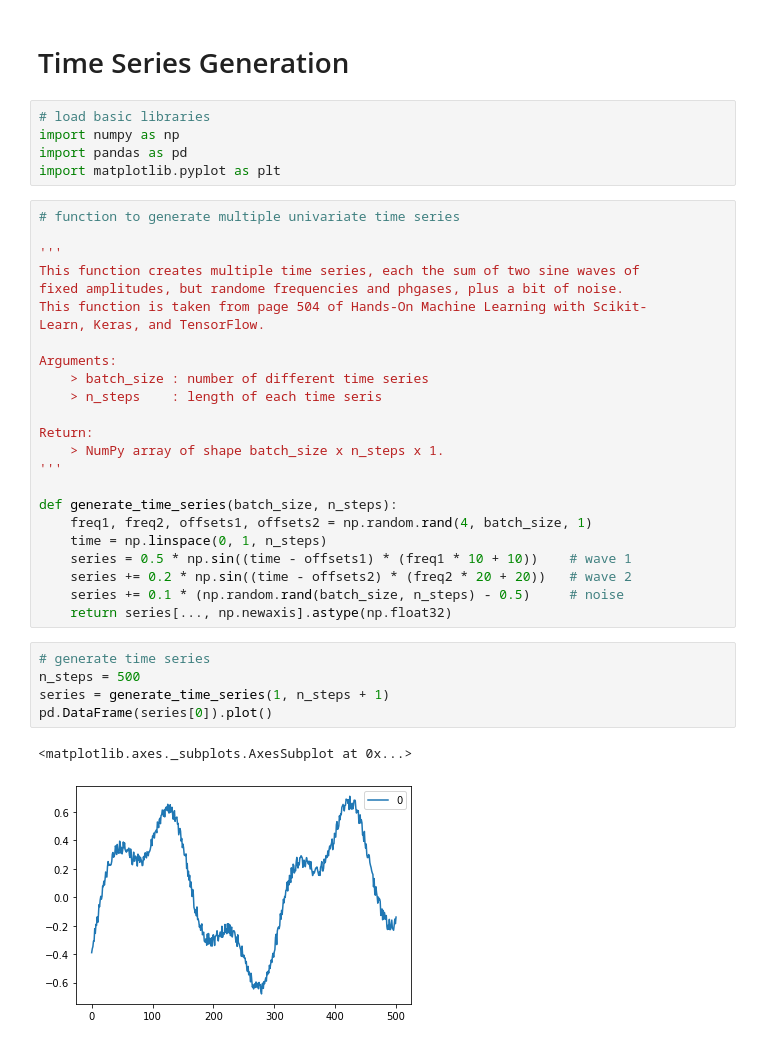
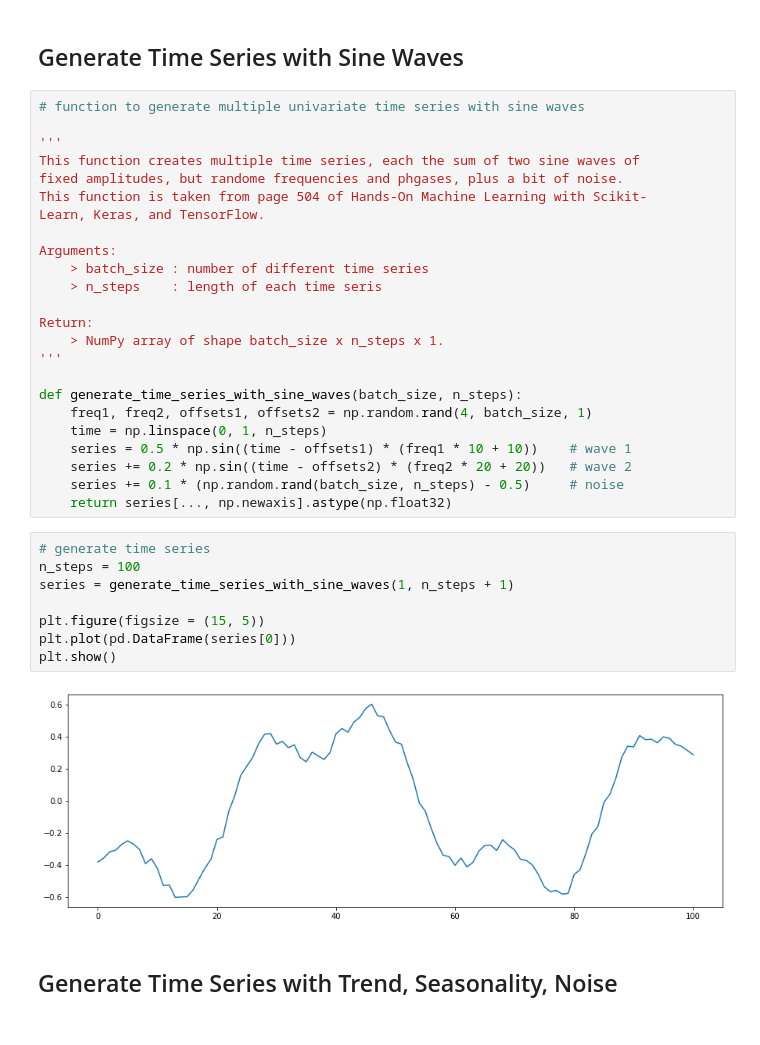
Before and after one commit to hiydavid/time-series, a Jupyter notebook: time_series_generation.ipynb, the cells around one changed output. Drawn from its saved outputs; the diff is of its cells as text.

```diff
--- a/time_series_generation.ipynb
+++ b/time_series_generation.ipynb
@@ -3,12 +16,7 @@
 # %% [markdown]
-# Time Series Generation
+## Generate Time Series with Sine Waves
-# %%
-# load basic libraries
-import numpy as np
-import pandas as pd
-import matplotlib.pyplot as plt
 # %%
-# function to generate multiple univariate time series
+# function to generate multiple univariate time series with sine waves
 
 '''
 This function creates multiple time series, each the sum of two sine waves of
@@ -24,7 +32,7 @@ Return:
     > NumPy array of shape batch_size x n_steps x 1.
 '''
 
-def generate_time_series(batch_size, n_steps):
+def generate_time_series_with_sine_waves(batch_size, n_steps):
     freq1, freq2, offsets1, offsets2 = np.random.rand(4, batch_size, 1)
     time = np.linspace(0, 1, n_steps)
     series = 0.5 * np.sin((time - offsets1) * (freq1 * 10 + 10))    # wave 1
@@ -33,9 +41,13 @@ def generate_time_series(batch_size, n_steps):
     return series[..., np.newaxis].astype(np.float32)
 # %%
 # generate time series
-n_steps = 500
-series = generate_time_series(1, n_steps + 1)
-pd.DataFrame(series[0]).plot()
+n_steps = 100
+series = generate_time_series_with_sine_waves(1, n_steps + 1)
+
+plt.figure(figsize = (15, 5))
+plt.plot(pd.DataFrame(series[0]))
+plt.show()
 # %% [output]
-<matplotlib.axes._subplots.AxesSubplot at 0x...>
-[figure, old version]
+[figure, new version]
+# %% [markdown]
+## Generate Time Series with Trend, Seasonality, Noise
```
Also changed, not shown: parts of 4 cells of this notebook.
